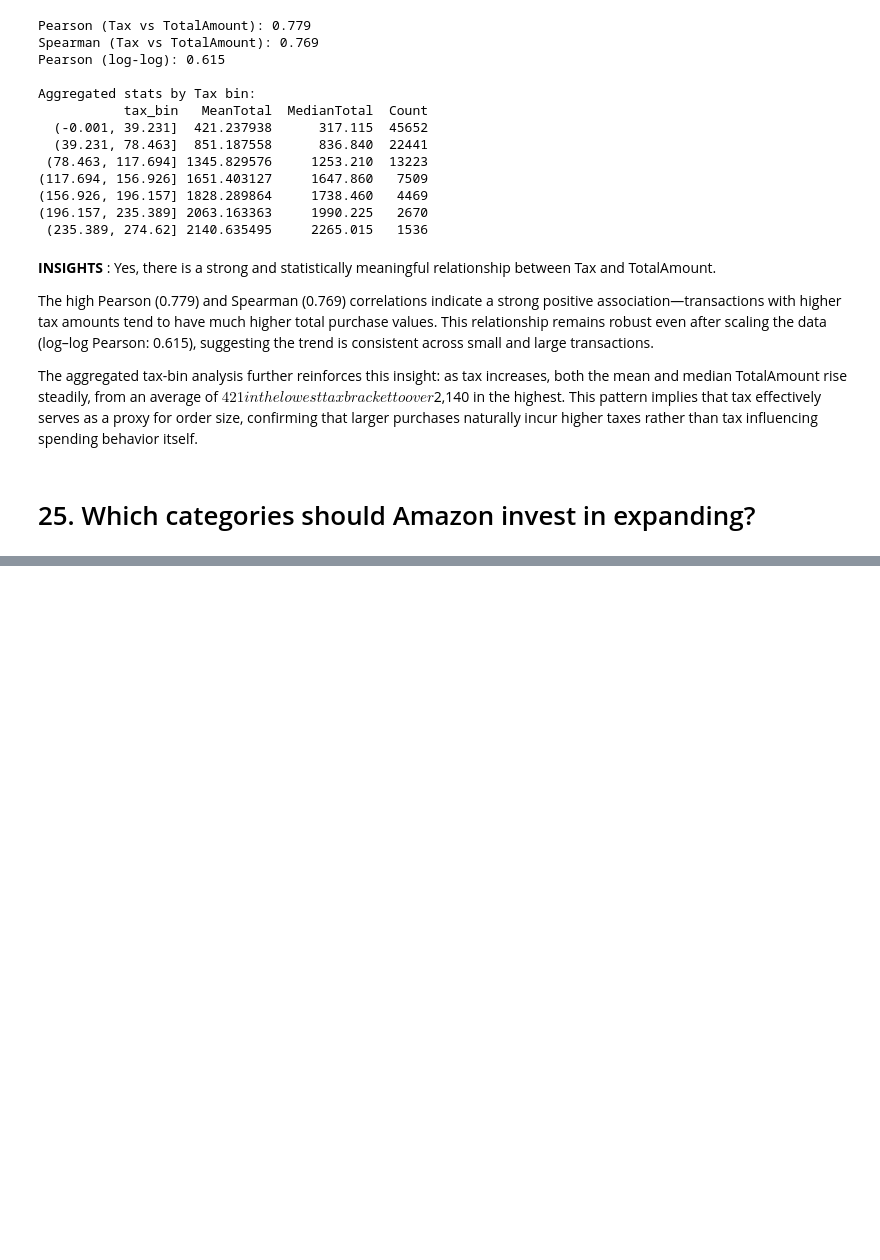
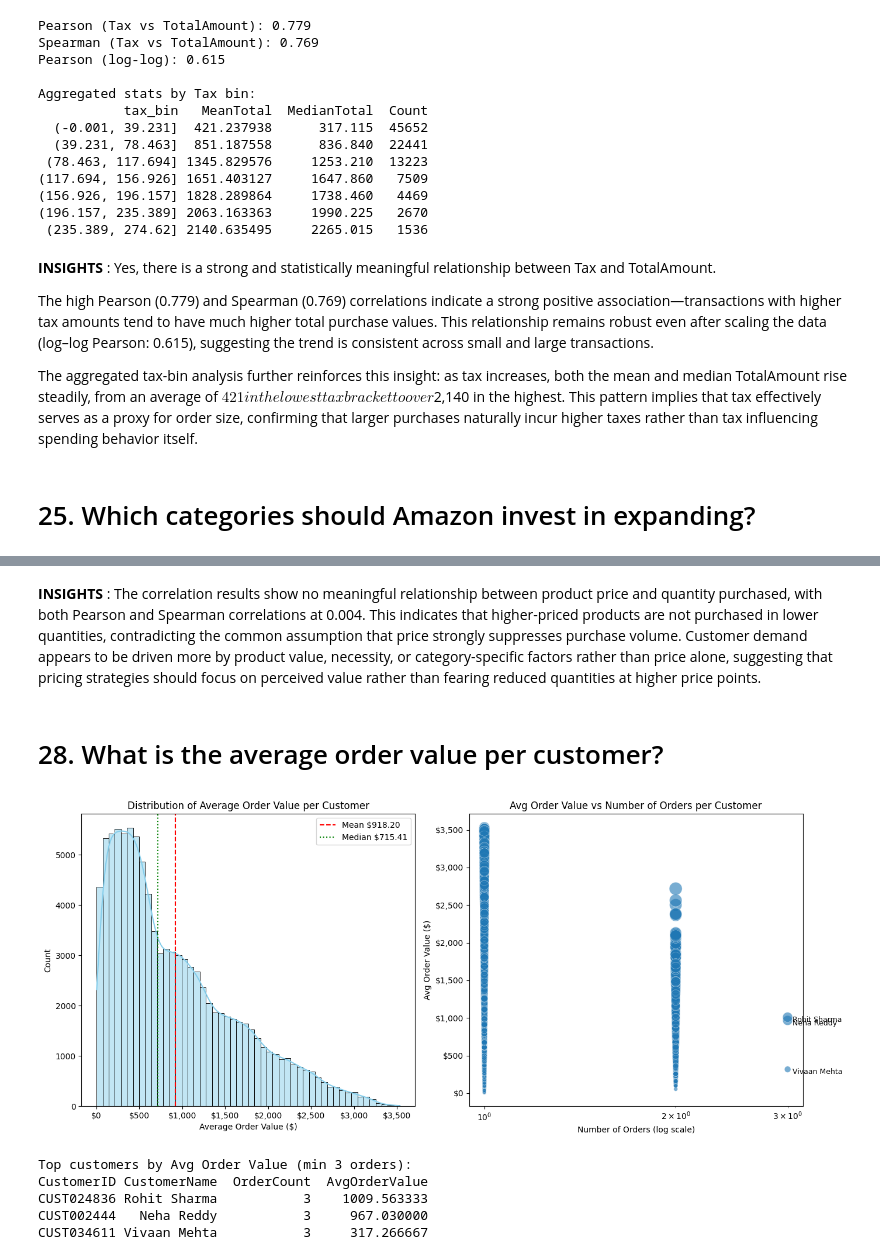
Before and after one commit to bsit2c2025/itcs204_finalsproject_agawin, a Jupyter notebook: MPDA_Agawin.ipynb, the cells around one changed output, grey strips where cells are left out. Drawn from its saved outputs; the diff is of its cells as text; code cells hidden in the pictures; blank space fills up the shorter version.

```diff
--- a/MPDA_Agawin.ipynb
+++ b/MPDA_Agawin.ipynb
@@ -1277,0 +1437,53 @@ NameError: name 'mtick' is not defined
+# %% [markdown]
+**INSIGHTS** : The correlation results show no meaningful relationship between product price and quantity purchased, with both Pearson and Spearman correlations at 0.004. This indicates that higher-priced products are not purchased in lower quantities, contradicting the common assumption that price strongly suppresses purchase volume. Customer demand appears to be driven more by product value, necessity, or category-specific factors rather than price alone, suggesting that pricing strategies should focus on perceived value rather than fearing reduced quantities at higher price points.
+# %% [markdown]
+# 28. What is the average order value per customer?
+# %%
+# Average Order Value per customer: distribution + relationship with order frequency
+cust_aov = amazondata.groupby(['CustomerID','CustomerName']).agg(
+    OrderCount=('OrderID','nunique'),
+    AvgOrderValue=('TotalAmount','mean'),
+    TotalSpent=('TotalAmount','sum')
+).reset_index()
+
+overall_mean = cust_aov['AvgOrderValue'].mean()
+overall_median = cust_aov['AvgOrderValue'].median()
+
+# Top customers by AvgOrderValue (require at least 3 orders to avoid single-order inflation)
+top_by_aov = cust_aov[cust_aov['OrderCount'] >= 3].nlargest(10, 'AvgOrderValue')
+
+plt.figure(figsize=(14,6))
+ax1 = plt.subplot(1,2,1)
+sns.histplot(cust_aov['AvgOrderValue'], bins=50, kde=True, color='skyblue', ax=ax1)
+ax1.axvline(overall_mean, color='red', linestyle='--', label=f'Mean ${overall_mean:,.2f}')
+ax1.axvline(overall_median, color='green', linestyle=':', label=f'Median ${overall_median:,.2f}')
+ax1.set_title('Distribution of Average Order Value per Customer')
+ax1.set_xlabel('Average Order Value ($)')
+ax1.xaxis.set_major_formatter(mtick.StrMethodFormatter('${x:,.0f}'))
+ax1.legend()
+
+ax2 = plt.subplot(1,2,2)
+sns.scatterplot(data=cust_aov, x='OrderCount', y='AvgOrderValue', size='TotalSpent', sizes=(20,250),
+                alpha=0.6, ax=ax2, legend=False)
+ax2.set_xscale('log')
+ax2.set_title('Avg Order Value vs Number of Orders per Customer')
+ax2.set_xlabel('Number of Orders (log scale)')
+ax2.set_ylabel('Avg Order Value ($)')
+ax2.yaxis.set_major_formatter(mtick.StrMethodFormatter('${x:,.0f}'))
+
+# annotate top customers by AvgOrderValue
+for _, row in top_by_aov.head(6).iterrows():
+    ax2.annotate(row['CustomerName'], (row['OrderCount'], row['AvgOrderValue']), xytext=(6,-6), textcoords='offset points', fontsize=9)
+
+plt.tight_layout()
+plt.show()
+
+print("Top customers by Avg Order Value (min 3 orders):")
+print(top_by_aov[['CustomerID','CustomerName','OrderCount','AvgOrderValue']].to_string(index=False))
+# %% [output]
+[figure, added]
+Top customers by Avg Order Value (min 3 orders):
+CustomerID CustomerName  OrderCount  AvgOrderValue
+CUST024836 Rohit Sharma           3    1009.563333
+CUST002444   Neha Reddy           3     967.030000
+CUST034611 Vivaan Mehta           3     317.266667
```
Also changed, not shown: parts of 21 cells of this notebook.
